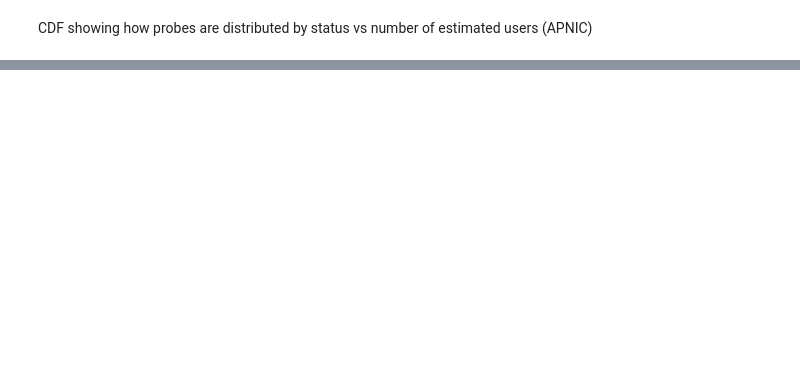
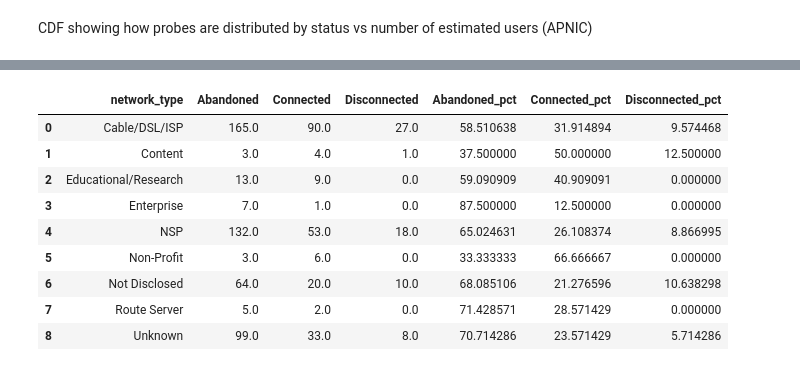
Before and after one commit to AFRINIC-Labs/Africa_Internet_Measurement_Survey, a Jupyter notebook: platforms-africa.ipynb, the cells around one changed output, grey strips where cells are left out. Cells and saved outputs as stored; diff of their text form; code cells hidden in the pictures; blank space fills up the shorter version.

```diff
--- a/platforms-africa.ipynb
+++ b/platforms-africa.ipynb
@@ -581,0 +606,32 @@ plt.show()
+# %%
+df_probes = pd.read_csv('data/africa_probes.csv')
+df_probes = df_probes.iloc[:,[2, 15]].dropna()
+df_probes.asn_v4 = df_probes.asn_v4.astype('int64')
+#df_probes['asn_v4'] = df_probes.apply(lambda x: 'AS' + str(x['asn_v4']), axis=1)
+df_agg = df_probes.groupby(['asn_v4','status_name']).size().reset_index(name='counts')
+df_probes = df_agg.pivot(index='asn_v4', columns='status_name',values='counts')
+df_probes.to_csv('data/asn_distribution.csv')
+
+
+df_probes = pd.read_csv('data/asn_distribution.csv')
+df_probes.asn_v4 = df_probes.asn_v4.astype('int64')
+df_probes.fillna(0, inplace=True)
+#df_probes['network_type'] = df_probes.apply(lambda x: getNetworkType(x['asn_v4']), axis=1)
+df_probes.to_csv('data/asn_distribution.csv')
+# %%
+df_agg = df_probes.iloc[:,[1,2,3,4]].groupby(['network_type'])['Abandoned','Connected','Disconnected'].sum().reset_index()
+df_agg['Abandoned_pct'] = df_agg.apply(lambda x: 100*x['Abandoned']/(x['Abandoned']+x['Connected']+x['Disconnected']), axis=1)
+df_agg['Connected_pct'] = df_agg.apply(lambda x: 100*x['Connected']/(x['Abandoned']+x['Connected']+x['Disconnected']), axis=1)
+df_agg['Disconnected_pct'] = df_agg.apply(lambda x: 100*x['Disconnected']/(x['Abandoned']+x['Connected']+x['Disconnected']), axis=1)
+df_agg
+# %% [output]
+|  | network_type | Abandoned | Connected | Disconnected | Abandoned_pct | Connected_pct | Disconnected_pct |
+| 0 | Cable/DSL/ISP | 165.0 | 90.0 | 27.0 | 58.510638 | 31.914894 | 9.574468 |
+| 1 | Content | 3.0 | 4.0 | 1.0 | 37.500000 | 50.000000 | 12.500000 |
+| 2 | Educational/Research | 13.0 | 9.0 | 0.0 | 59.090909 | 40.909091 | 0.000000 |
+| 3 | Enterprise | 7.0 | 1.0 | 0.0 | 87.500000 | 12.500000 | 0.000000 |
+| 4 | NSP | 132.0 | 53.0 | 18.0 | 65.024631 | 26.108374 | 8.866995 |
+| 5 | Non-Profit | 3.0 | 6.0 | 0.0 | 33.333333 | 66.666667 | 0.000000 |
+| 6 | Not Disclosed | 64.0 | 20.0 | 10.0 | 68.085106 | 21.276596 | 10.638298 |
+| 7 | Route Server | 5.0 | 2.0 | 0.0 | 71.428571 | 28.571429 | 0.000000 |
+| 8 | Unknown | 99.0 | 33.0 | 8.0 | 70.714286 | 23.571429 | 5.714286 |
```
Also changed, not shown: parts of 9 cells of this notebook, 3 other files.
